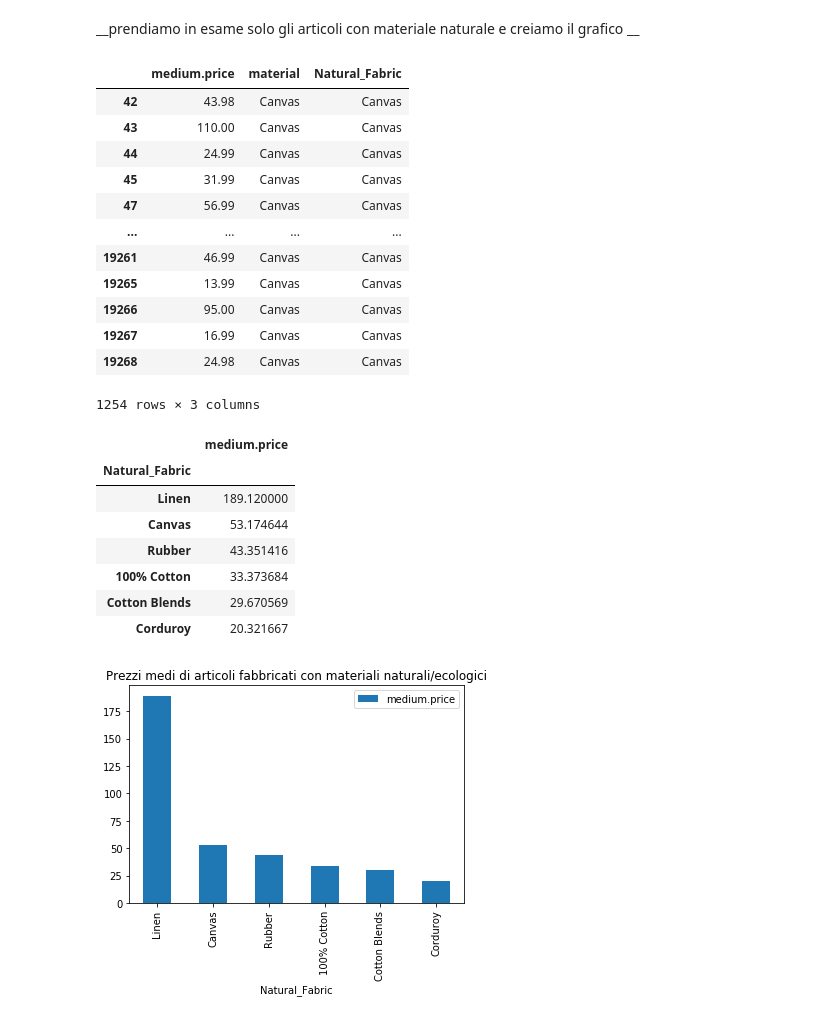
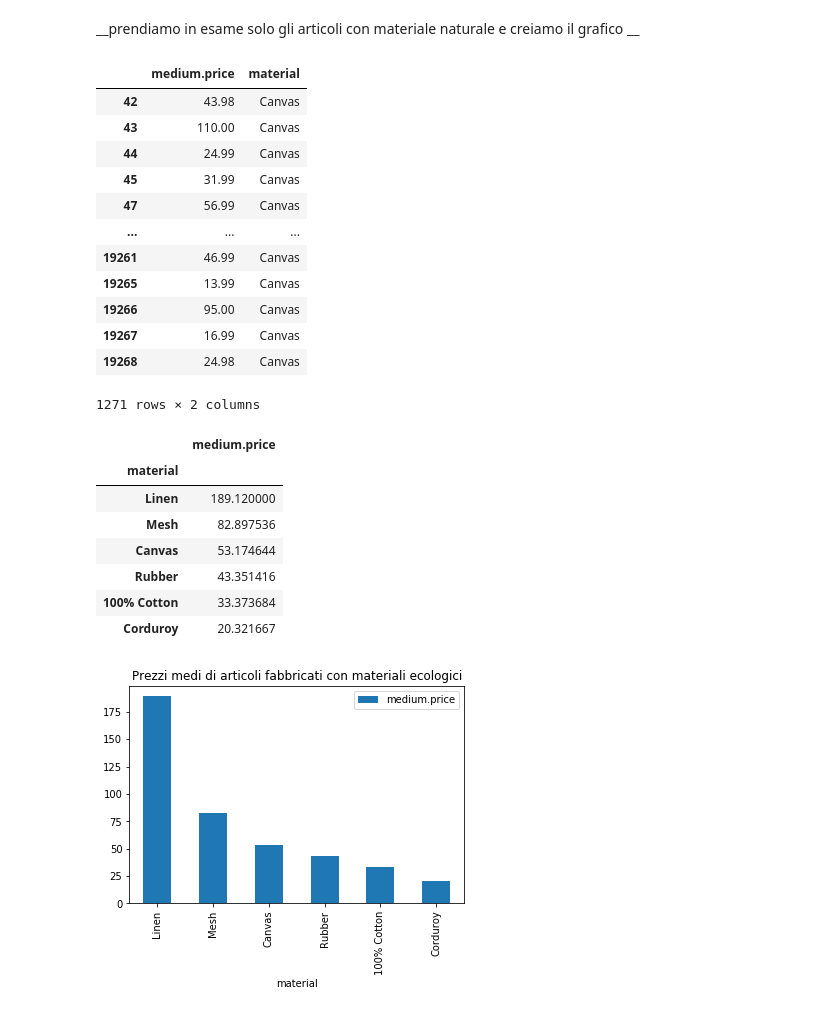
Before and after one commit to danidemi/corso-ifoa-machine-learning, a Jupyter notebook: Conselvan-Claudia/Team_data/distribuzione fasce di prezzo per materiale MAN.ipynb, the cells around one changed output. Drawn from its saved outputs; the diff is of its cells as text; code cells hidden in the pictures.

Commit message:
aggiornati gile distribuzione prezzo per materiale

```diff
--- a/Conselvan-Claudia/Team_data/distribuzione fasce di prezzo per materiale MAN.ipynb
+++ b/Conselvan-Claudia/Team_data/distribuzione fasce di prezzo per materiale MAN.ipynb
@@ -363,0 +377,3 @@ t['material']=t['material'].apply(m1)
+# %%
+df_nat = t.copy()
+df_nat
@@ -365,7 +395,7 @@ t['material']=t['material'].apply(m1)
 __vogliamo creare una colonna dove segnalare se l'articolo è fatto con materiali naturali__
 # %%
 def natural(x):
-    n={'Canvas', 'Corduroy', 'Linen', 'Canvas', 'Rubber', '100% Cotton', 'Cotton Blends'}
+    n={'Canvas', 'Corduroy', 'Linen', 'Rubber', '100% Cotton', 'Mesh'}
     p=''
     for i in n:
         if i in x:
@@ -374,8 +404,10 @@ def natural(x):
     else:
             return False
 
+
+
 def g(x):
     for i in x:
         return natural(x)
 
-t['Natural_Fabric']= t['material'].apply(g)
+df_nat['material']= df_nat['material'].apply(g)
@@ -398,41 +430,41 @@ t
 # %% [markdown]
 __prendiamo in esame solo gli articoli con materiale naturale e creiamo il grafico __
 # %%
-df_nat=t[t['Natural_Fabric']!=False]
+df_nat=df_nat[df_nat['material']!=False]
 
 df_nat
 # %% [output]
-|  | medium.price | material | Natural_Fabric |
-| 42 | 43.98 | Canvas | Canvas |
-| 43 | 110.00 | Canvas | Canvas |
-| 44 | 24.99 | Canvas | Canvas |
-| 45 | 31.99 | Canvas | Canvas |
-| 47 | 56.99 | Canvas | Canvas |
-| ... | ... | ... | ... |
-| 19261 | 46.99 | Canvas | Canvas |
-| 19265 | 13.99 | Canvas | Canvas |
-| 19266 | 95.00 | Canvas | Canvas |
-| 19267 | 16.99 | Canvas | Canvas |
-| 19268 | 24.98 | Canvas | Canvas |
+|  | medium.price | material |
+| 42 | 43.98 | Canvas |
+| 43 | 110.00 | Canvas |
+| 44 | 24.99 | Canvas |
+| 45 | 31.99 | Canvas |
+| 47 | 56.99 | Canvas |
+| ... | ... | ... |
+| 19261 | 46.99 | Canvas |
+| 19265 | 13.99 | Canvas |
+| 19266 | 95.00 | Canvas |
+| 19267 | 16.99 | Canvas |
+| 19268 | 24.98 | Canvas |
-1254 rows × 3 columns
+1271 rows × 2 columns
 # %%
-p=df_nat.groupby('Natural_Fabric').mean().sort_values(by=['medium.price'], ascending=False)
+p=df_nat.groupby('material').mean().sort_values(by=['medium.price'], ascending=False)
 
 p
 # %% [output]
 |  | medium.price |
-| Natural_Fabric |  |
+| material |  |
 | Linen | 189.120000 |
+| Mesh | 82.897536 |
 | Canvas | 53.174644 |
 | Rubber | 43.351416 |
 | 100% Cotton | 33.373684 |
-| Cotton Blends | 29.670569 |
 | Corduroy | 20.321667 |
 # %%
 import matplotlib.pyplot as plot
 # %%
-p.plot.bar(title="Prezzi medi di articoli fabbricati con materiali naturali/ecologici")
+p.plot.bar(title="Prezzi medi di articoli fabbricati con materiali ecologici")
 
 plot.show(block=True)
 # %% [output]
-[figure, old version]
+[figure, new version]
```
Also changed, not shown: parts of 10 cells of this notebook.
